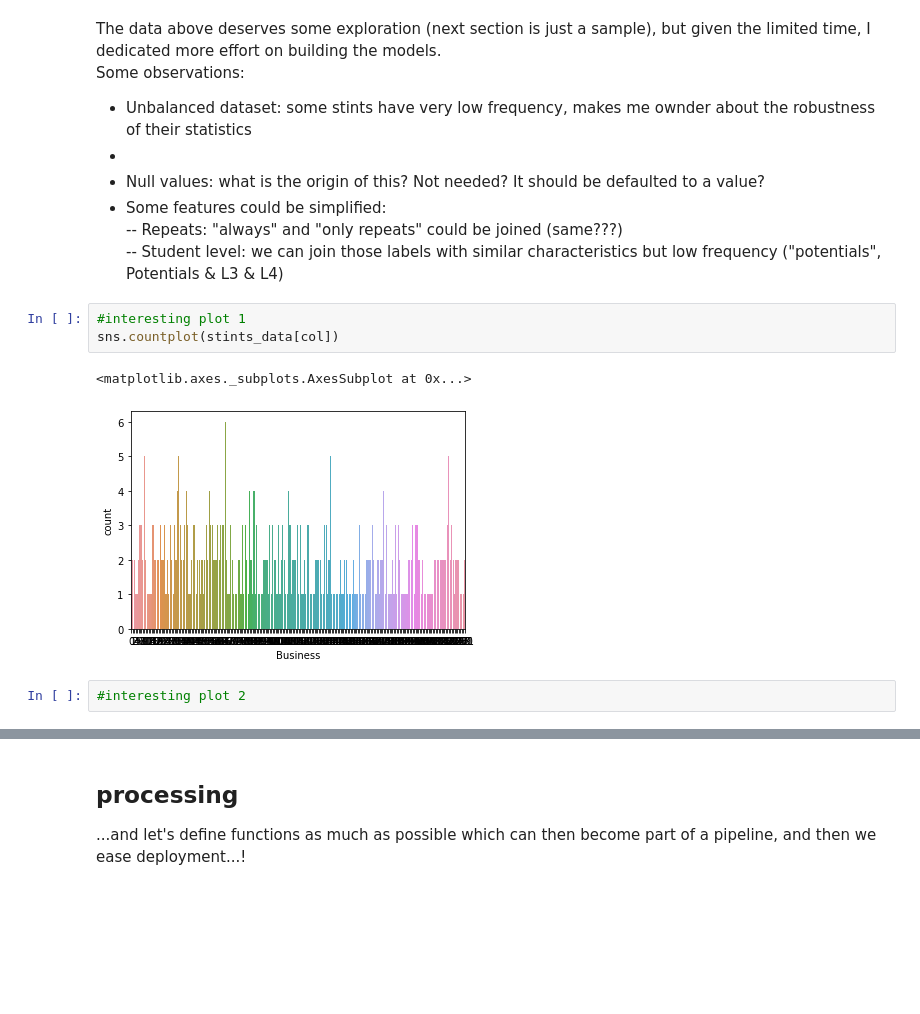
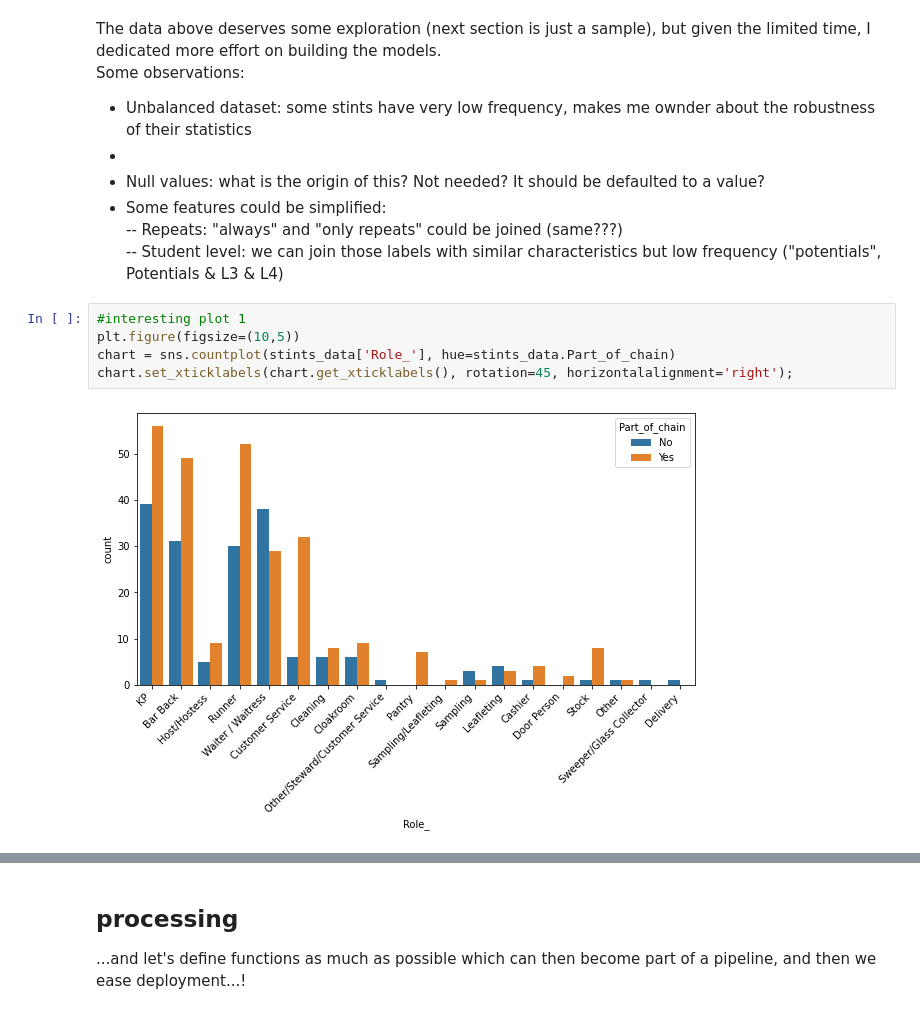
Before and after one commit to tawonque/students-jobs, a Jupyter notebook: notebooks/stints.ipynb, the cells around one changed output, grey strips where cells are left out. Drawn from its saved outputs; the diff is of its cells as text; blank space fills up the shorter version.

```diff
--- a/notebooks/stints.ipynb
+++ b/notebooks/stints.ipynb
@@ -203,11 +201,10 @@ Some observations:
 - Some features could be simplified:<br>
 -- Repeats: "always" and "only repeats" could be joined (same???)<br>
 -- Student level: we can join those labels with similar characteristics but low frequency ("potentials", Potentials & L3 & L4)
-# %%
-#interesting plot 1
-sns.countplot(stints_data[col])
-# %% [output]
-<matplotlib.axes._subplots.AxesSubplot at 0x...>
-[figure, removed]
-# %%
-#interesting plot 2
+# %%
+#interesting plot 1
+plt.figure(figsize=(10,5))
+chart = sns.countplot(stints_data['Role_'], hue=stints_data.Part_of_chain)
+chart.set_xticklabels(chart.get_xticklabels(), rotation=45, horizontalalignment='right');
+# %% [output]
+[figure, added]
```
Also changed, not shown: parts of 4 cells of this notebook.
